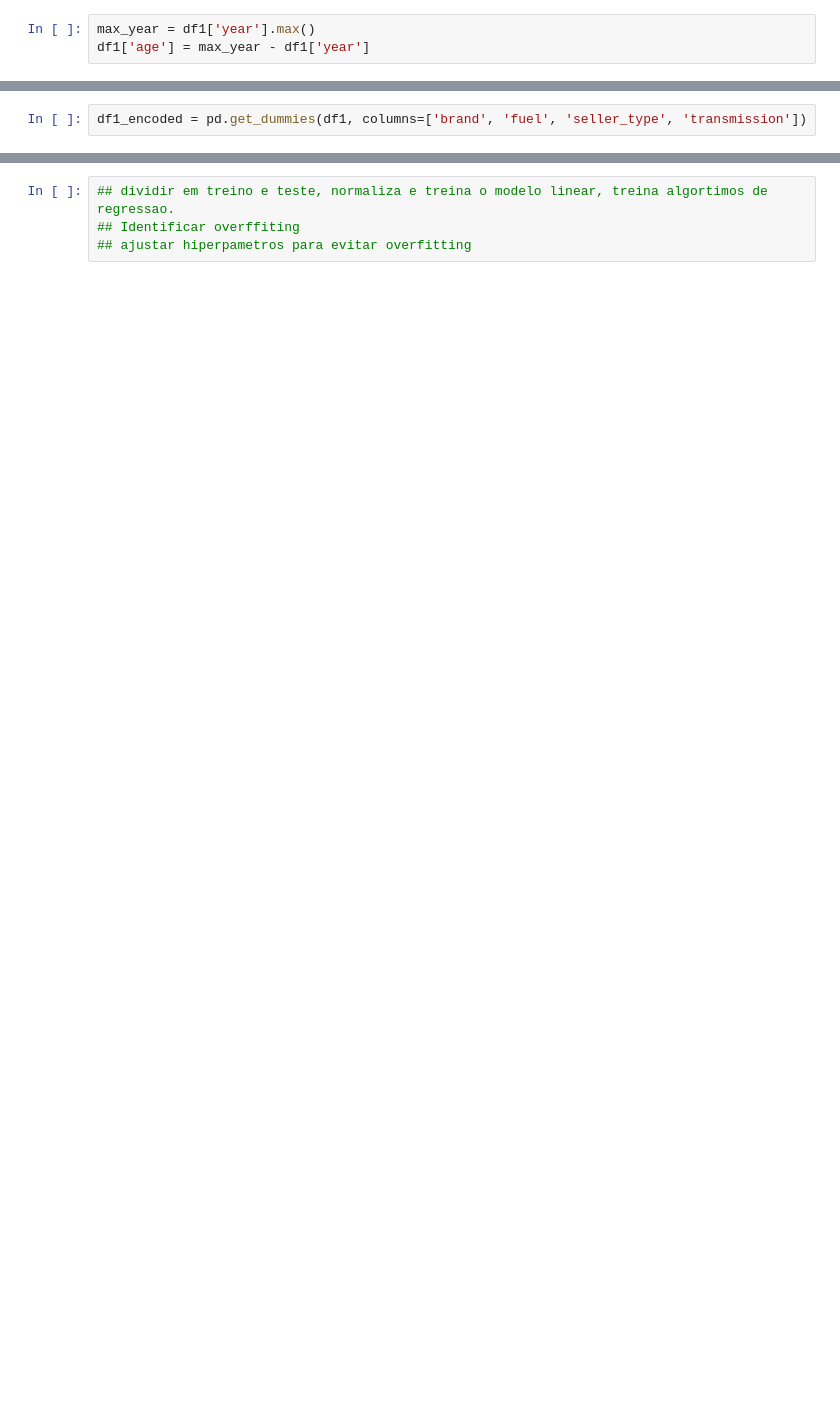
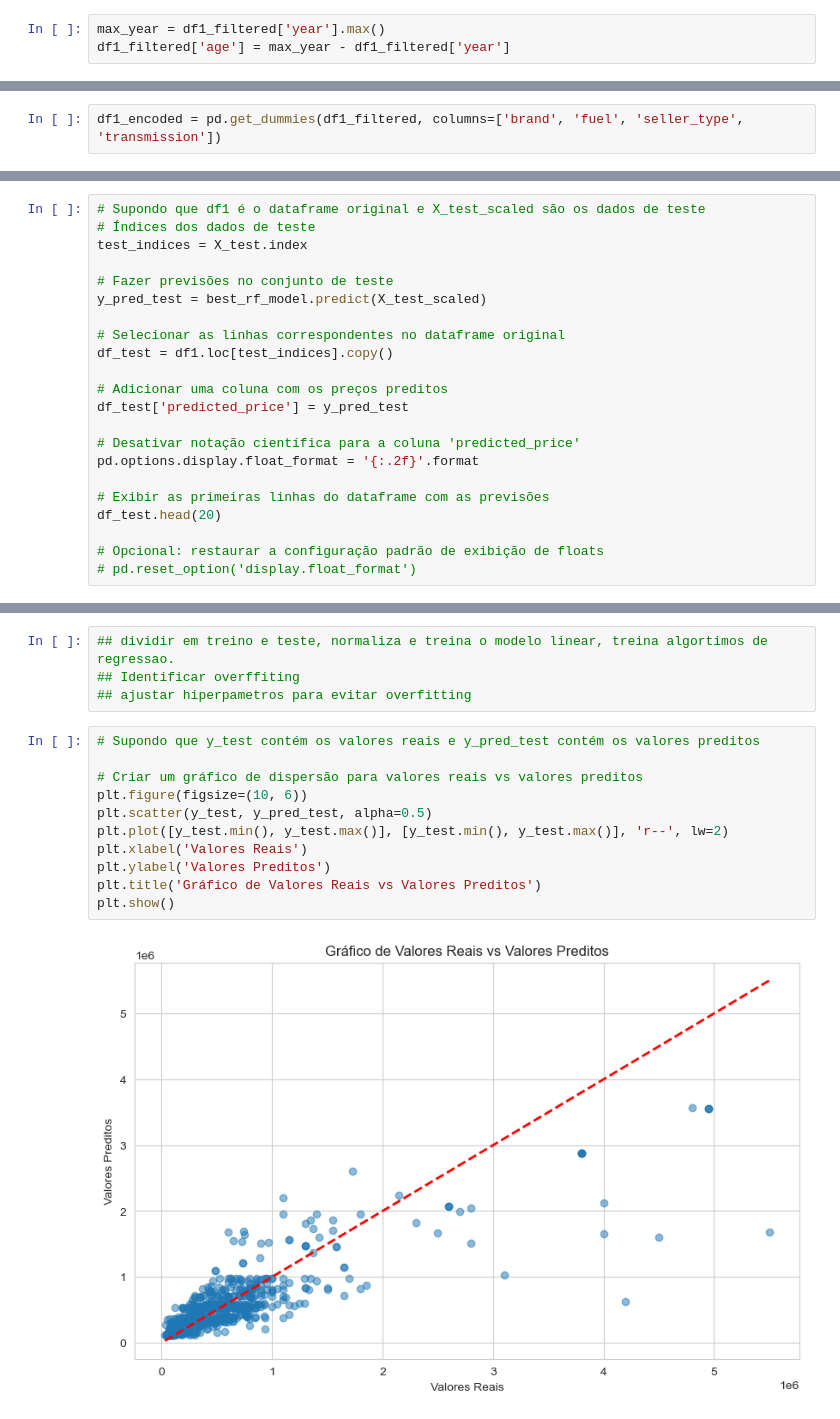
Before and after one commit to lucas-capela/linear_regression_car_prices, a Jupyter notebook: model_linear_regression.ipynb, the cells around one changed output, grey strips where cells are left out. Saved outputs shown, nothing was run; the diff lists cells and outputs as text; blank space fills up the shorter version.

Commit message:
modelo otimizado

```diff
--- a/model_linear_regression.ipynb
+++ b/model_linear_regression.ipynb
@@ -129,5 +131,5 @@ plt.show()
 # %% [output]
 [figure]
 # %%
-max_year = df1['year'].max()
-df1['age'] = max_year - df1['year']
+max_year = df1_filtered['year'].max()
+df1_filtered['age'] = max_year - df1_filtered['year']
@@ -141,7 +149,7 @@ df1.head()
 | 3 | Datsun | 2017 | 250000 | 46000 | Petrol | Individual | Manual | First Owner | 3 |
 | 4 | Honda | 2014 | 450000 | 141000 | Diesel | Individual | Manual | Second Owner | 6 |
 # %%
-df1_encoded = pd.get_dummies(df1, columns=['brand', 'fuel', 'seller_type', 'transmission'])
+df1_encoded = pd.get_dummies(df1_filtered, columns=['brand', 'fuel', 'seller_type', 'transmission'])
 # %%
 df1_encoded.head()
 # %% [output]
@@ -322,0 +354,22 @@ print(f"MSE: {rf_mse_test}")
+# %%
+# Supondo que df1 é o dataframe original e X_test_scaled são os dados de teste
+# Índices dos dados de teste
+test_indices = X_test.index
+
+# Fazer previsões no conjunto de teste
+y_pred_test = best_rf_model.predict(X_test_scaled)
+
+# Selecionar as linhas correspondentes no dataframe original
+df_test = df1.loc[test_indices].copy()
+
+# Adicionar uma coluna com os preços preditos
+df_test['predicted_price'] = y_pred_test
+
+# Desativar notação científica para a coluna 'predicted_price'
+pd.options.display.float_format = '{:.2f}'.format
+
+# Exibir as primeiras linhas do dataframe com as previsões
+df_test.head(20)
+
+# Opcional: restaurar a configuração padrão de exibição de floats
+# pd.reset_option('display.float_format')
@@ -324,3 +395,16 @@ print(f"MSE: {rf_mse_test}")
 ## dividir em treino e teste, normaliza e treina o modelo linear, treina algortimos de regressao.
 ## Identificar overffiting
 ## ajustar hiperpametros para evitar overfitting
+# %%
+# Supondo que y_test contém os valores reais e y_pred_test contém os valores preditos
+
+# Criar um gráfico de dispersão para valores reais vs valores preditos
+plt.figure(figsize=(10, 6))
+plt.scatter(y_test, y_pred_test, alpha=0.5)
+plt.plot([y_test.min(), y_test.max()], [y_test.min(), y_test.max()], 'r--', lw=2)
+plt.xlabel('Valores Reais')
+plt.ylabel('Valores Preditos')
+plt.title('Gráfico de Valores Reais vs Valores Preditos')
+plt.show()
+# %% [output]
+[figure, added]
```
Also changed, not shown: parts of 9 cells of this notebook.
